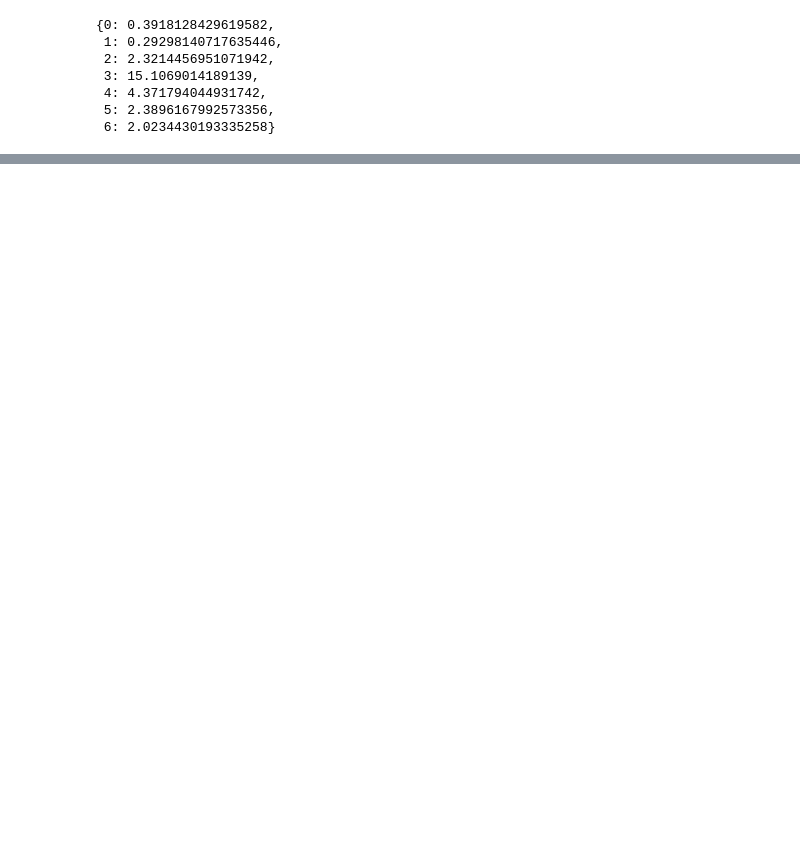
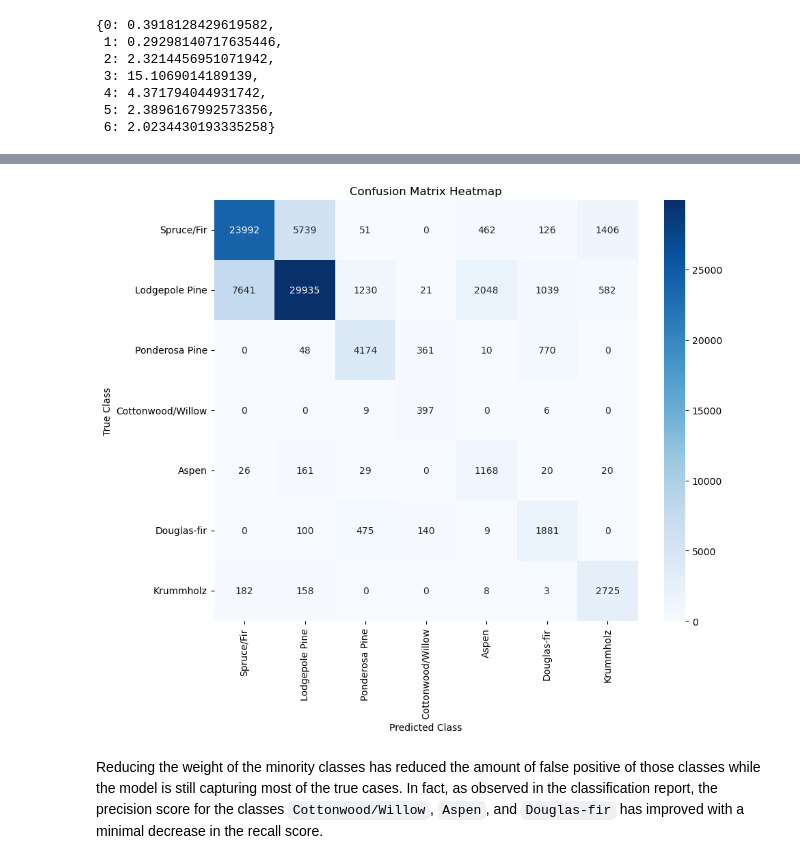
Before and after one commit to CrisFC4/Tree_Cover_Classification_Neural_Network, a Jupyter notebook: CoverType-classification.ipynb, the cells around one changed output, grey strips where cells are left out. Drawn from its saved outputs; the diff is of its cells as text; code cells hidden in the pictures; blank space fills up the shorter version.

```diff
--- a/CoverType-classification.ipynb
+++ b/CoverType-classification.ipynb
@@ -609,0 +628,4 @@ Epoch 6/50
+# %%
+labels_pred = weight_model_2.predict(x_test_norm)
+
+class_report(labels_pred, labels_test_enc)
@@ -609,0 +647,6 @@ Epoch 6/50
+# %%
+plot_cm(labels_pred, labels_test_enc)
+# %% [output]
+[figure, added]
+# %% [markdown]
+Reducing the weight of the minority classes has reduced the amount of false positive of those classes while the model is still capturing most of the true cases. In fact, as observed in the classification report, the precision score for the classes `Cottonwood/Willow`, `Aspen`, and `Douglas-fir` has improved with a minimal decrease in the recall score.
```
Also changed, not shown: parts of 20 cells of this notebook.
